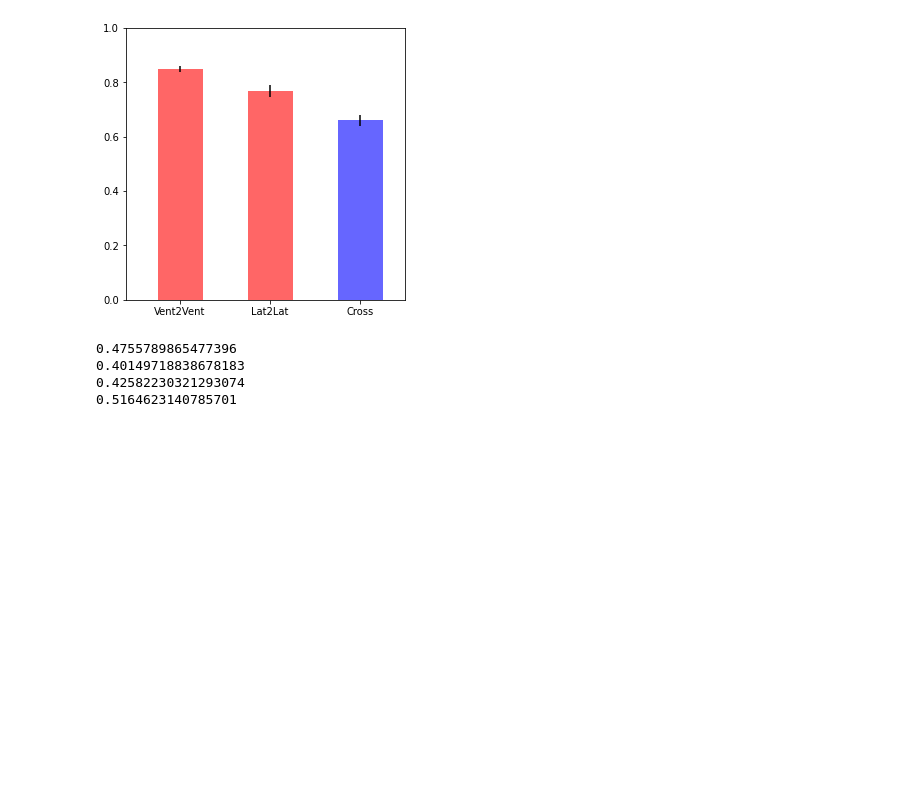
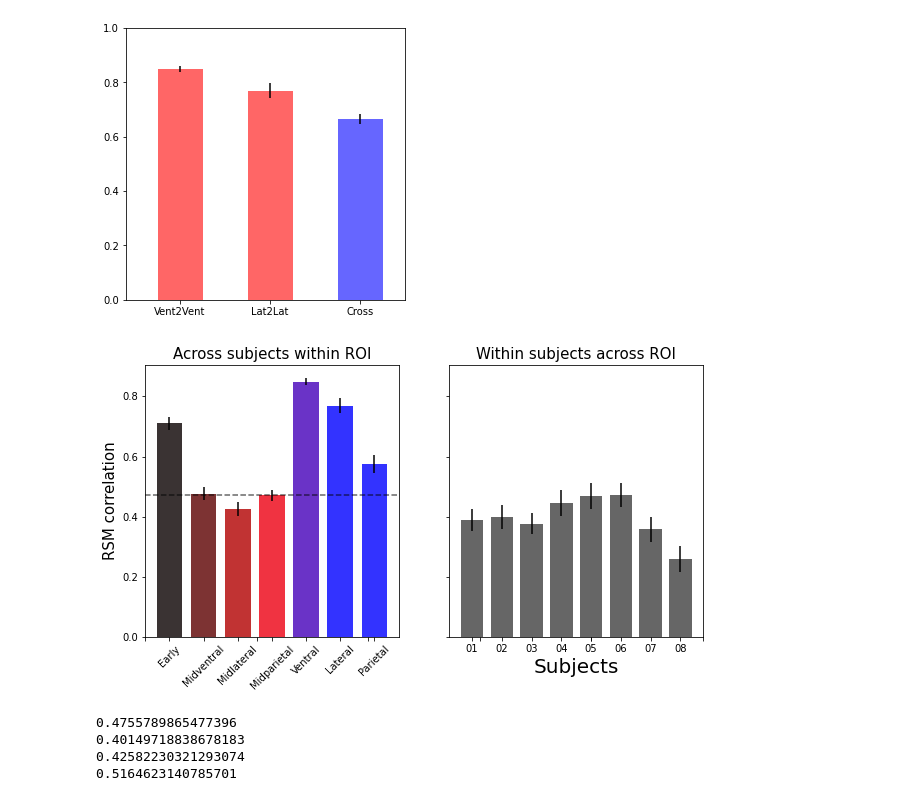
Before and after one commit to dawnfinzi/streams, a Jupyter notebook: notebooks/Mega_matrix_disattentuation_lh.ipynb, the cells around one changed output. Drawn from its saved outputs; the diff is of its cells as text; code cells hidden in the pictures; blank space fills up the shorter version.

```diff
--- a/notebooks/Mega_matrix_disattentuation_lh.ipynb
+++ b/notebooks/Mega_matrix_disattentuation_lh.ipynb
@@ -216,10 +216,15 @@ print(subj_combs)
 # %% [output]
 [(0, 1), (0, 2), (0, 3), (0, 4), (0, 5), (0, 6), (0, 7), (1, 2), (1, 3), (1, 4), (1, 5), (1, 6), (1, 7), (2, 3), (2, 4), (2, 5), (2, 6), (2, 7), (3, 4), (3, 5), (3, 6), (3, 7), (4, 5), (4, 6), (4, 7), ...
 # %%
+tril_idx = np.tril_indices_from(mega_matrix, k=-1)
+
 vent2vent = []
 lat2lat = []
 vent2lat = []
 lat2vent = []
+
+within_roi = [[] for j in range(len(ROI_names)-1)]
+within_subject = [[] for j in range(len(subjid))]
 
 for i in range(total_combs): #rows - i.e. model candidate
     roi_idx1 = i%7 #roi
@@ -229,7 +234,7 @@ for i in range(total_combs): #rows - i.e. model candidate
         roi_idx2 = j%7 #roi
         sidx2 = j//7 #subject
 
-        if (sum([(sidx1==comb[0] and sidx2==comb[1]) for comb in subj_combs]))>0: #check that we're in lower triangle
+        if (i,j) in list(zip(tril_idx[0],tril_idx[1])): #check that we're in lower triangle
 
             if (roi_idx1 == 4 and roi_idx2 == 4):
                 vent2vent.append(mega_matrix[i,j])
@@ -239,6 +244,14 @@ for i in range(total_combs): #rows - i.e. model candidate
                 vent2lat.append(mega_matrix[i,j])
             elif (roi_idx1 == 5 and roi_idx2 == 4):
                 lat2vent.append(mega_matrix[i,j])
+
+            for r in range(len(ROI_names)-1):
+                if (roi_idx1 == r and roi_idx2 == r):
+                    within_roi[r].append(mega_matrix[i,j])
+
+            for s in range(len(subjid)):
+                if (sidx1 == s and sidx2 == s):
+                    within_subject[s].append(mega_matrix[i,j])
 # %%
 print(np.mean(vent2vent))
 print(np.mean(lat2lat))
@@ -264,6 +277,61 @@ plt.gca().get_xaxis().tick_bottom()
 plt.show()
 # %% [output]
 [figure]
+# %%
+import matplotlib.colors as mcolors
+
+data_r = np.mean(within_roi,axis=1)
+error_r = stats.sem(within_roi,axis=1)
+
+data_s = np.mean(within_subject,axis=1)
+error_s = stats.sem(within_subject,axis=1)
+
+max_subj = np.max(np.mean(within_subject,axis=1))
+
+fig, axs = plt.subplots(1, 2,figsize=(10,5), sharey=True)
+
+clist = [(0, "black"), (0.5, "red"), (0.75, "blue"), (1, "blue")]
+rvb = mcolors.LinearSegmentedColormap.from_list("", clist)
+
+
+width = 0.75
+xlocations = np.array(range(len(data_r)))+.1
+
+axs[0].bar(np.array(range(len(data_r)))+.1, data_r,
+        yerr=error_r, width=width, alpha = .8, color=rvb(xlocations/6))
+axs[0].set_title("Across subjects within ROI", fontsize = 15)
+axs[0].axhline(y=max_subj, color = 'k', linestyle = '--', alpha = .6)
+#axs[0].set(xlabel='ROIs')
+
+
+plt.sca(axs[0])
+plt.xticks(xlocations, ROI_names[1:], rotation=45)
+
+axs[1].bar(np.array(range(len(data_s)))+.1, data_s,
+        yerr=error_s, color = 'k', width=width, alpha = .6)
+axs[1].set_title("Within subjects across ROI", fontsize = 15)
+axs[1].set(xlabel='Subjects')
+axs[1].xaxis.get_label().set_fontsize(20)
+
+
+plt.sca(axs[1])
+plt.xticks(np.array(range(len(data_s)))+.1, subjid, fontsize = 10)
+
+fig.add_subplot(111, frameon=False)
+# hide tick and tick label of the big axes
+plt.tick_params(labelcolor='none', top=False, bottom=False, left=False, right=False)
+plt.grid(False)
+plt.ylabel("RSM correlation", fontsize = 15)
+
+#plt.gca().get_yaxis().tick_left()
+plt.gca().get_xaxis().tick_bottom()
+
+plt.ylim(0,1)
+#plt.show()
+
+plt.savefig('../../../results/figures/bar_megaMatrix_voxThresh' + str(int(thresh*100)) + '_adjusted_ROIvsSubj_lh.png')
+# %% [output]
+[figure, added]
 # %%
 ## not guaranteed by analysis - for example, subj 1 ventral predicts other subj 2 mid ventral
 ## better than subj 1 midventral predicts subj 2 midventral
```
Also changed, not shown: parts of 1 cell of this notebook, 2 other files.
